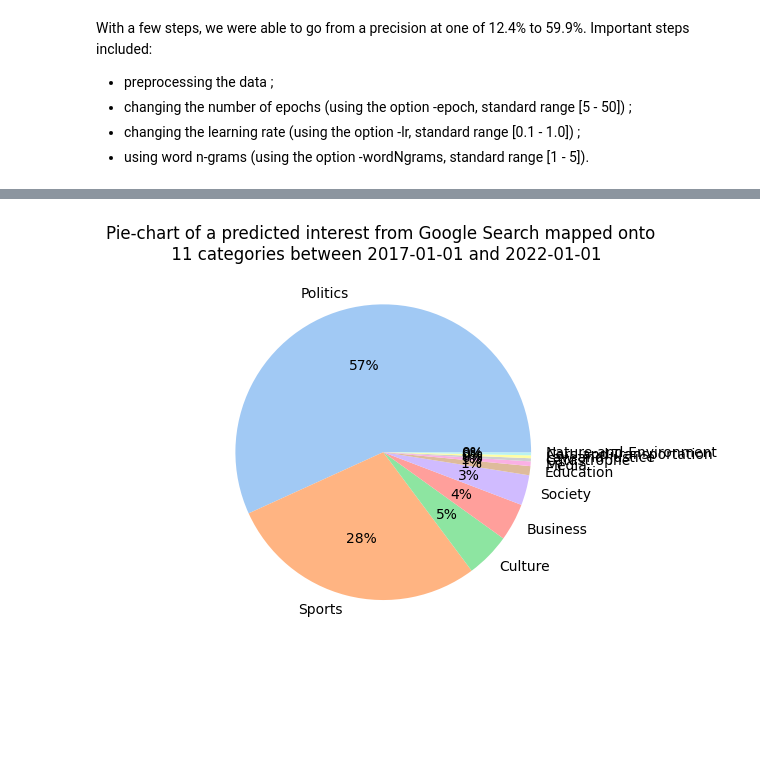
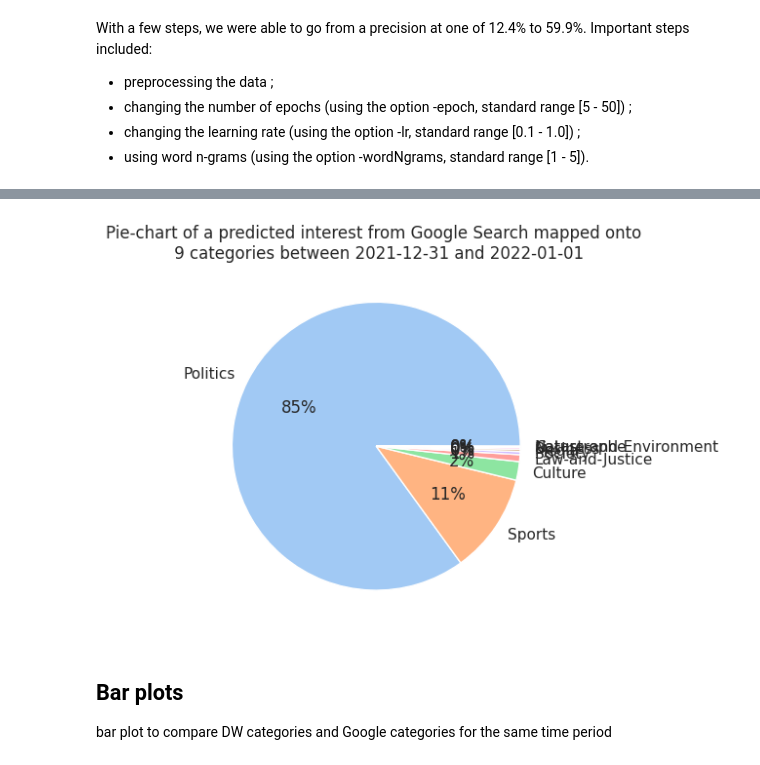
Before and after one commit to mariosakritas/NLP-methods-for-news-articles, a Jupyter notebook: notebooks/anya_fasttext.ipynb, the cells around one changed output, grey strips where cells are left out. Cells and saved outputs as stored; diff of their text form; code cells hidden in the pictures; blank space fills up the shorter version.

```diff
--- a/notebooks/anya_fasttext.ipynb
+++ b/notebooks/anya_fasttext.ipynb
@@ -21,14 +21,14 @@ sys.path.append('../src/')
 from data.preprocess_keywords import make_cleaned_keywords_df
 from data.make_datasets import get_data
 # Specify wanted time range
-start_date = '2017-01-01' #'2020-01-01' #'2017-01-01'
+start_date = '2021-01-01' #'2017-01-01' #'2020-01-01' #'2017-01-01'
 end_date = '2022-01-01'
 # Path to data
 data_file = '/home/anya_m/data/dw-project-data/CMS_2010_to_June_2022_ENGLISH.json'
 # Load and extract data within time range
 df_subset = get_data(data_file, start_date, end_date)
 # Cleans keywords and saves data as a dataframe
-#make_cleaned_keywords_df(df_subset, start_date, end_date)
+make_cleaned_keywords_df(df_subset, start_date, end_date)
 # %% [output]
 Getting data...
 Loading data DONE. Number of articles is 175659
@@ -413,20 +424,25 @@ google_topic_type=df_google_subset['topic_title']
 # %%
 #predict categories for google searches topic title+type
 google_data=df_google_subset['topic_title']+' '+df_google_subset['topic_type']
 
 #google_result=run_predict_for_series(model_all_kw_check,df_google_subset['topic_type']) #only topic type
 #google_result=run_predict_for_series(model_all_kw_check,df_google_subset['topic_title']) #only topic title
 google_result=run_predict_for_series(model_all_kw_check,google_data) #topic title+type
 
 #count amount GS words for each category
 #count_values_for_columns(google_result)[1]
 data_g = count_values_for_columns(google_result)[1].values
 labels_g = count_values_for_columns(google_result)[1].index
 
+google_start_date='2021-12-31'
 #make pie plot for google searches
 title_g=('Pie-chart of a predicted interest from Google Search mapped onto \n'+
-       ' ' +str(len(labels_g)) + ' categories between ' +start_date+' and ' +end_date)
+       ' ' +str(len(labels_g)) + ' categories between ' +google_start_date+' and ' +end_date)
 
 plot_pie(data_g,labels_g,title_g)
 # %% [output]
-[figure, old version]
+[figure, new version]
+# %% [markdown]
+## Bar plots
+bar plot to compare DW categories and Google categories
+for the same time period
```
Also changed, not shown: parts of 26 cells of this notebook.
